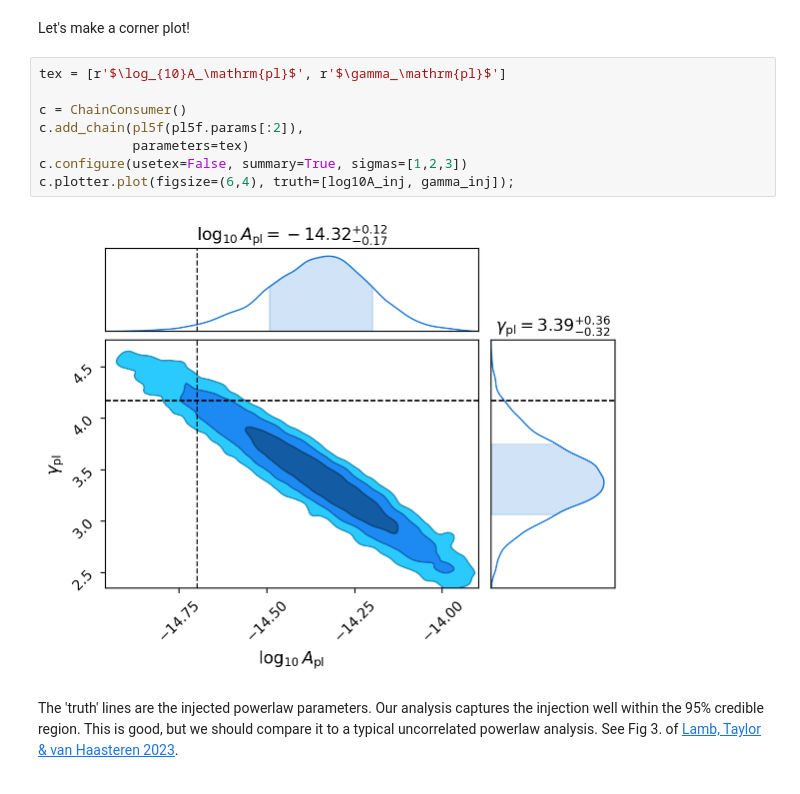
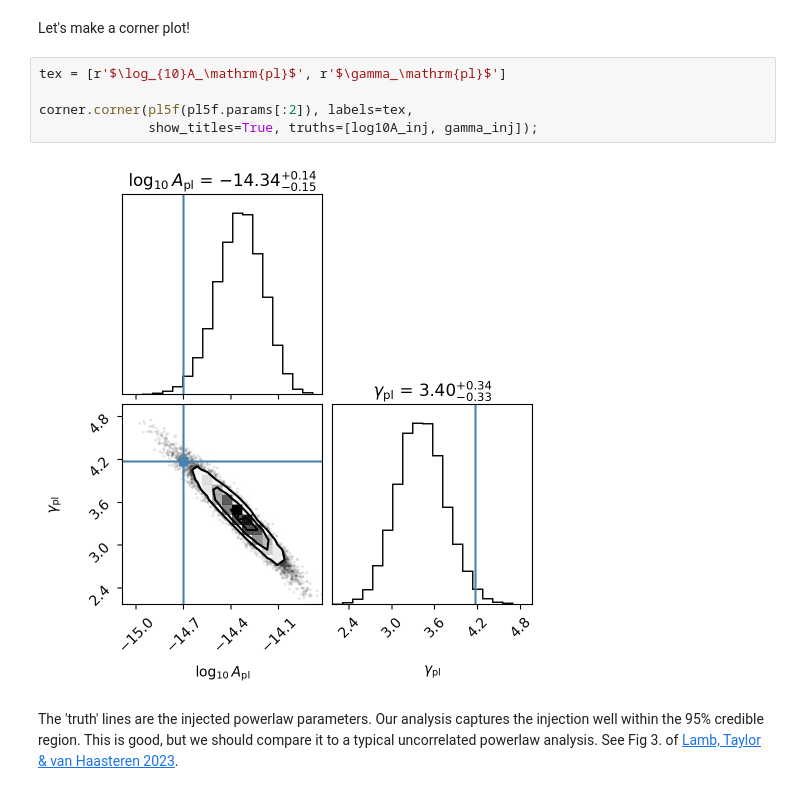
Before and after one commit to astrolamb/ceffyl, a Jupyter notebook: examples/PTA_freespec_ex1.ipynb, the cells around one changed output. Cells and saved outputs as stored; diff of their text form.

```diff
--- a/examples/PTA_freespec_ex1.ipynb
+++ b/examples/PTA_freespec_ex1.ipynb
@@ -115,13 +116,10 @@ Let's make a corner plot!
 # %%
 tex = [r'$\log_{10}A_\mathrm{pl}$', r'$\gamma_\mathrm{pl}$']
 
-c = ChainConsumer()
-c.add_chain(pl5f(pl5f.params[:2]),
-            parameters=tex)
-c.configure(usetex=False, summary=True, sigmas=[1,2,3])
-c.plotter.plot(figsize=(6,4), truth=[log10A_inj, gamma_inj]);
+corner.corner(pl5f(pl5f.params[:2]), labels=tex,
+              show_titles=True, truths=[log10A_inj, gamma_inj]);
 # %% [output]
-[figure, old version]
+[figure, new version]
 # %% [markdown]
 The 'truth' lines are the injected powerlaw parameters. Our analysis captures the injection well within the 95% credible region. This is good, but we should compare it to a typical uncorrelated powerlaw analysis. See Fig 3. of [Lamb, Taylor & van Haasteren 2023]().
 # %% [markdown]
```
Also changed, not shown: parts of 20 cells of this notebook.
